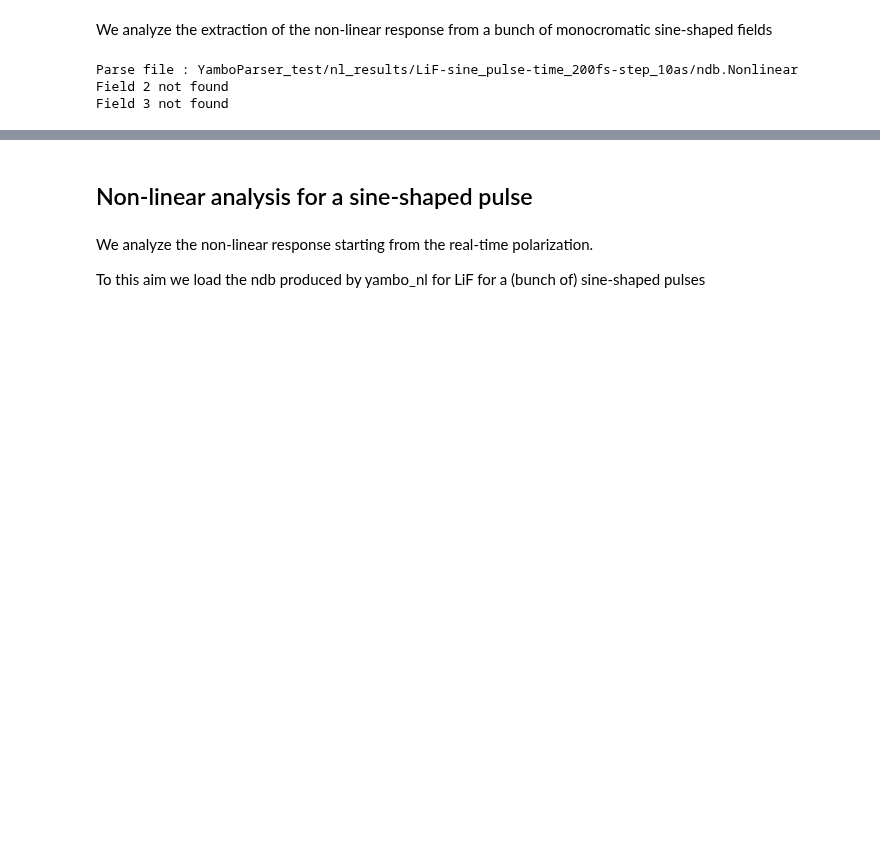
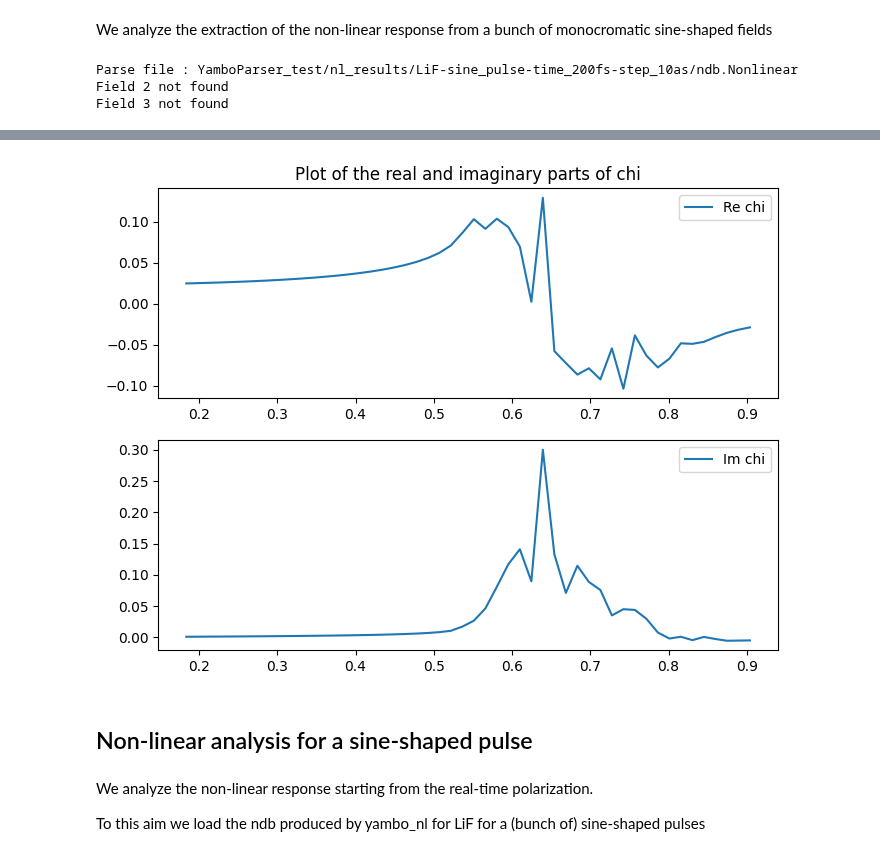
Before and after one commit to marcodalessandro76/MPPI, a Jupyter notebook: sphinx_source/tutorials/Analysis_Optics.ipynb, the cells around one changed output, grey strips where cells are left out. Saved outputs shown, nothing was run; the diff lists cells and outputs as text; code cells hidden in the pictures; blank space fills up the shorter version.

```diff
--- a/sphinx_source/tutorials/Analysis_Optics.ipynb
+++ b/sphinx_source/tutorials/Analysis_Optics.ipynb
@@ -116,3 +106,8 @@ ValueError: operands could not be broadcast together with shapes (50,3) (50,)
+# %%
+chi = nl.compute_Xn()
+U.Plot_ComplexArray(nl.fields_freqs,chi[0,:],label='chi')
+# %% [output]
+[figure, added]
 # %% [markdown]
 ## Non-linear analysis for a sine-shaped pulse
 # %% [markdown]
```
Also changed, not shown: parts of 24 cells of this notebook, 1 other file.
